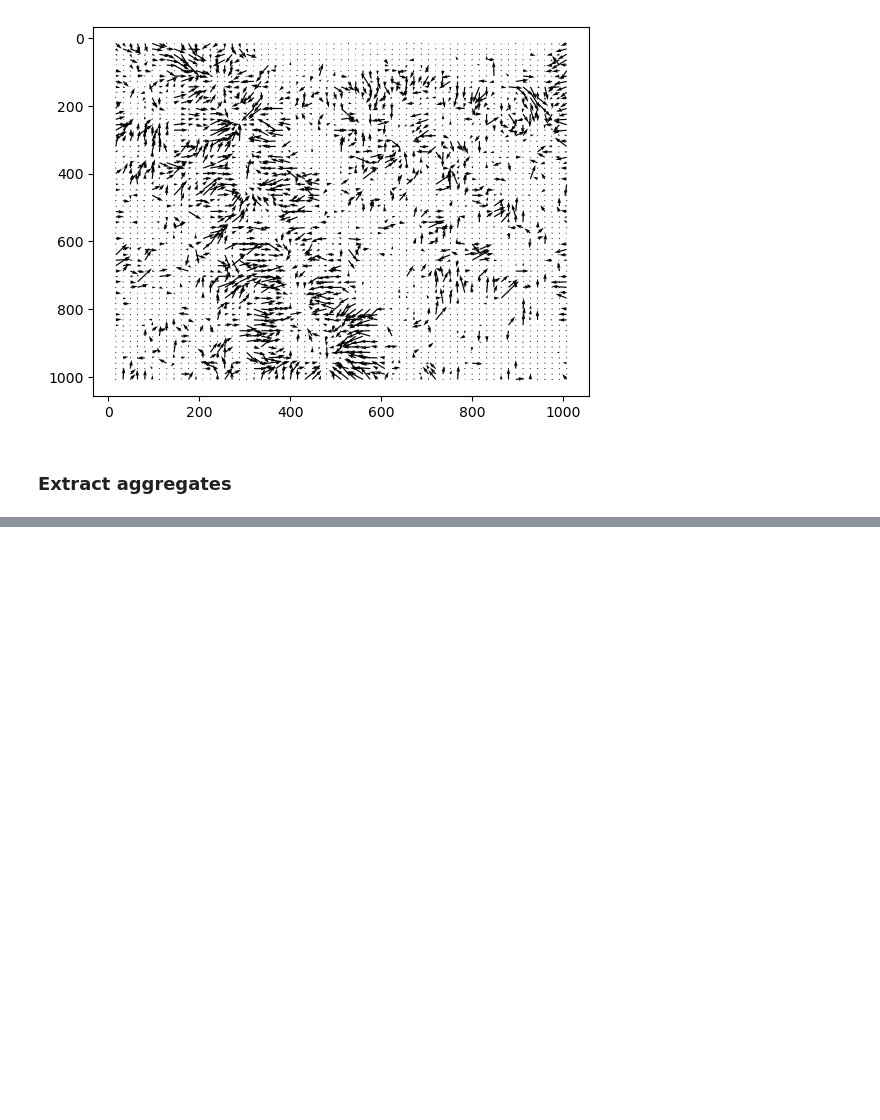
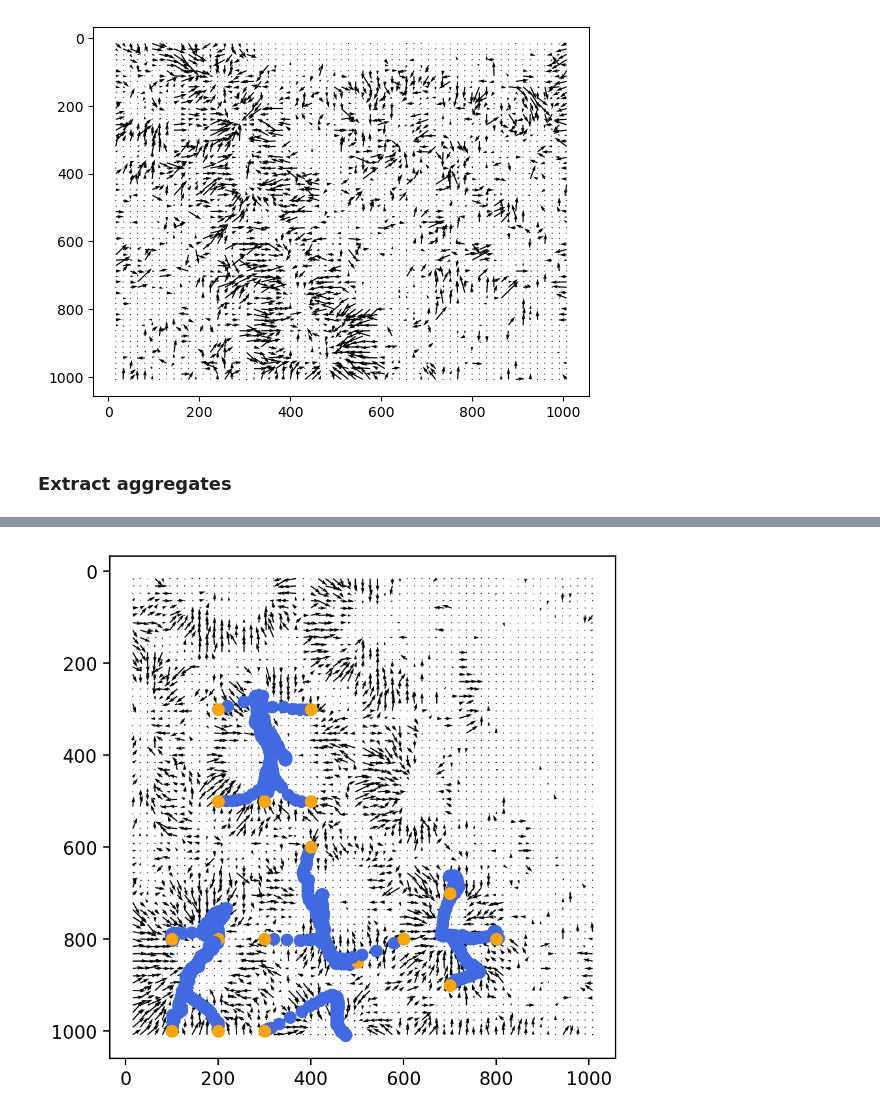
Before and after one commit to rzhou-space/PIV_analysis_headon_data, a Jupyter notebook: Tracking_analysis_mesenchym.ipynb, the cells around one changed output, grey strips where cells are left out. Saved outputs shown, nothing was run; the diff lists cells and outputs as text; code cells hidden in the pictures; blank space fills up the shorter version.

```diff
--- a/Tracking_analysis_mesenchym.ipynb
+++ b/Tracking_analysis_mesenchym.ipynb
@@ -79,0 +105,26 @@ plt.gca().invert_yaxis()
+# %%
+# Giving start points, time intervals.
+start_x_array = [[200], [200], [300], [300], [400], [400],
+                 [100], [100], [200], [200], [300], [300],
+                [400], [500], [400], [500],
+                [700], [700], [600], [800]]
+start_y_array = [[300], [500], [300], [500], [300], [500],
+                 [800], [1000], [800], [1000], [800], [1000],
+                [600], [850], [600], [850],
+                [700], [900], [800], [800]]
+t_array = [[0, 100]]*len(start_x_array)
+
+whole_img_x, whole_img_y = Tracking_Py.pseudo_tracking_piv_grid_v2(U, V, t_array,
+                                                                  start_x_array,
+                                                                  start_y_array)
+# %%
+plt.figure(figsize=(5,5), dpi=200)
+plt.quiver(xgrid[100], ygrid[100], V[100], -U[100])
+#plt.quiver(agg1_xgrid, agg1_ygrid, agg1_V[100], -agg1_U[100])
+for i in range(len(start_x_array)):
+    plt.scatter(whole_img_x[i], whole_img_y[i], color = "royalblue")
+    plt.scatter(start_x_array[i], start_y_array[i], color = "orange")
+plt.gca().invert_yaxis()
+plt.show()
+# %% [output]
+[figure, added]
```
Also changed, not shown: parts of 16 cells of this notebook.
